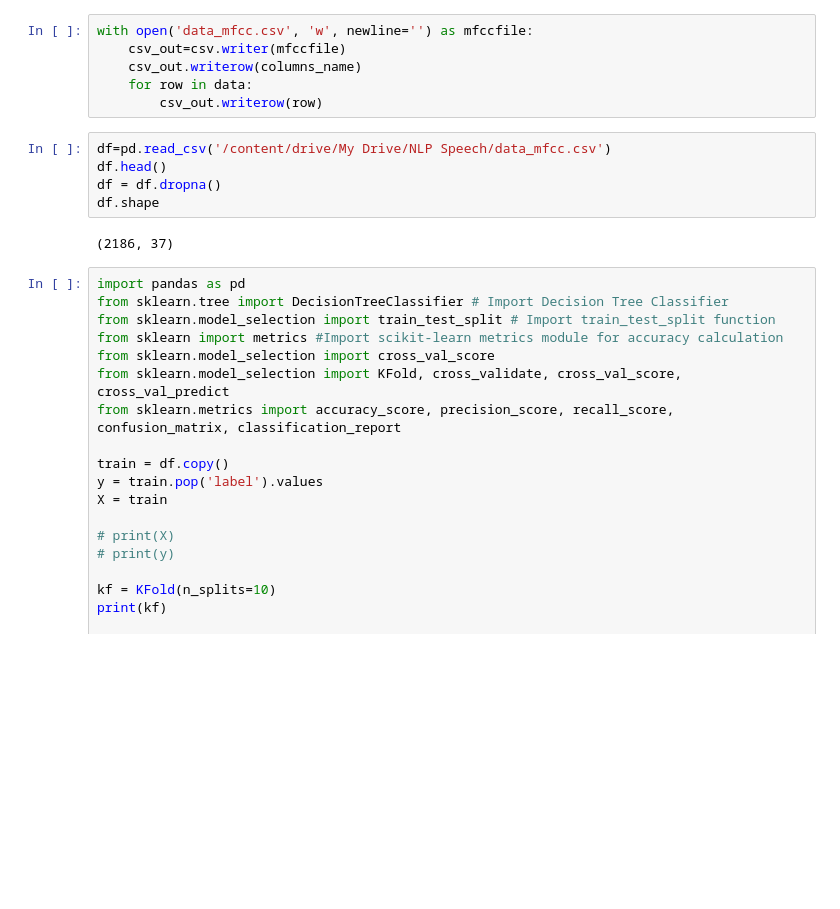
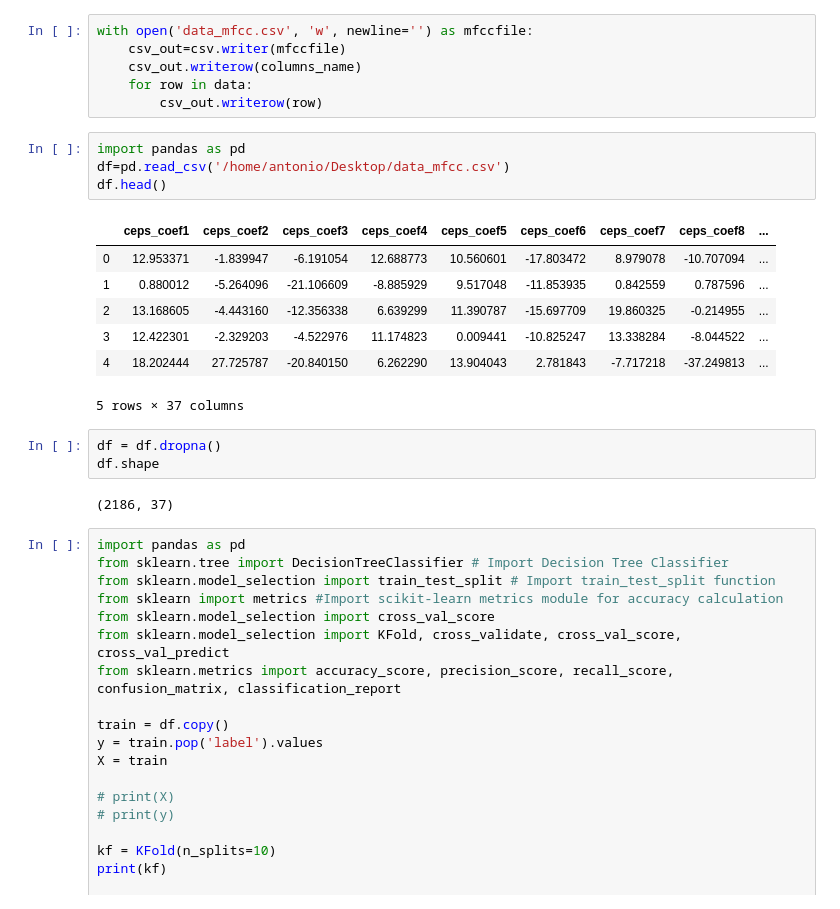
Before and after one commit to FerdiantJoshua/TugasNLPSpeech, a Jupyter notebook: Training_by_MFCC.ipynb, the cells around one changed output. Drawn from its saved outputs; the diff is of its cells as text; blank space fills up the shorter version.

```diff
--- a/Training_by_MFCC.ipynb
+++ b/Training_by_MFCC.ipynb
@@ -35,13 +35,23 @@ with open('data_mfcc.csv', 'w', newline='') as mfccfile:
     csv_out.writerow(columns_name)
     for row in data:
         csv_out.writerow(row)
-# %%
-df=pd.read_csv('/content/drive/My Drive/NLP Speech/data_mfcc.csv')
-df.head()
-df = df.dropna()
-df.shape
-# %% [output]
-(2186, 37)
+# %%
+import pandas as pd
+df=pd.read_csv('/home/antonio/Desktop/data_mfcc.csv')
+df.head()
+# %% [output]
+|  | ceps_coef1 | ceps_coef2 | ceps_coef3 | ceps_coef4 | ceps_coef5 | ceps_coef6 | ceps_coef7 | ceps_coef8 | ... |
+| 0 | 12.953371 | -1.839947 | -6.191054 | 12.688773 | 10.560601 | -17.803472 | 8.979078 | -10.707094 | ... |
+| 1 | 0.880012 | -5.264096 | -21.106609 | -8.885929 | 9.517048 | -11.853935 | 0.842559 | 0.787596 | ... |
+| 2 | 13.168605 | -4.443160 | -12.356338 | 6.639299 | 11.390787 | -15.697709 | 19.860325 | -0.214955 | ... |
+| 3 | 12.422301 | -2.329203 | -4.522976 | 11.174823 | 0.009441 | -10.825247 | 13.338284 | -8.044522 | ... |
+| 4 | 18.202444 | 27.725787 | -20.840150 | 6.262290 | 13.904043 | 2.781843 | -7.717218 | -37.249813 | ... |
+5 rows × 37 columns
+# %%
+df = df.dropna()
+df.shape
+# %% [output]
+(2186, 37)
 # %%
 import pandas as pd
 from sklearn.tree import DecisionTreeClassifier # Import Decision Tree Classifier
```
Also changed, not shown: parts of 2 cells of this notebook.
